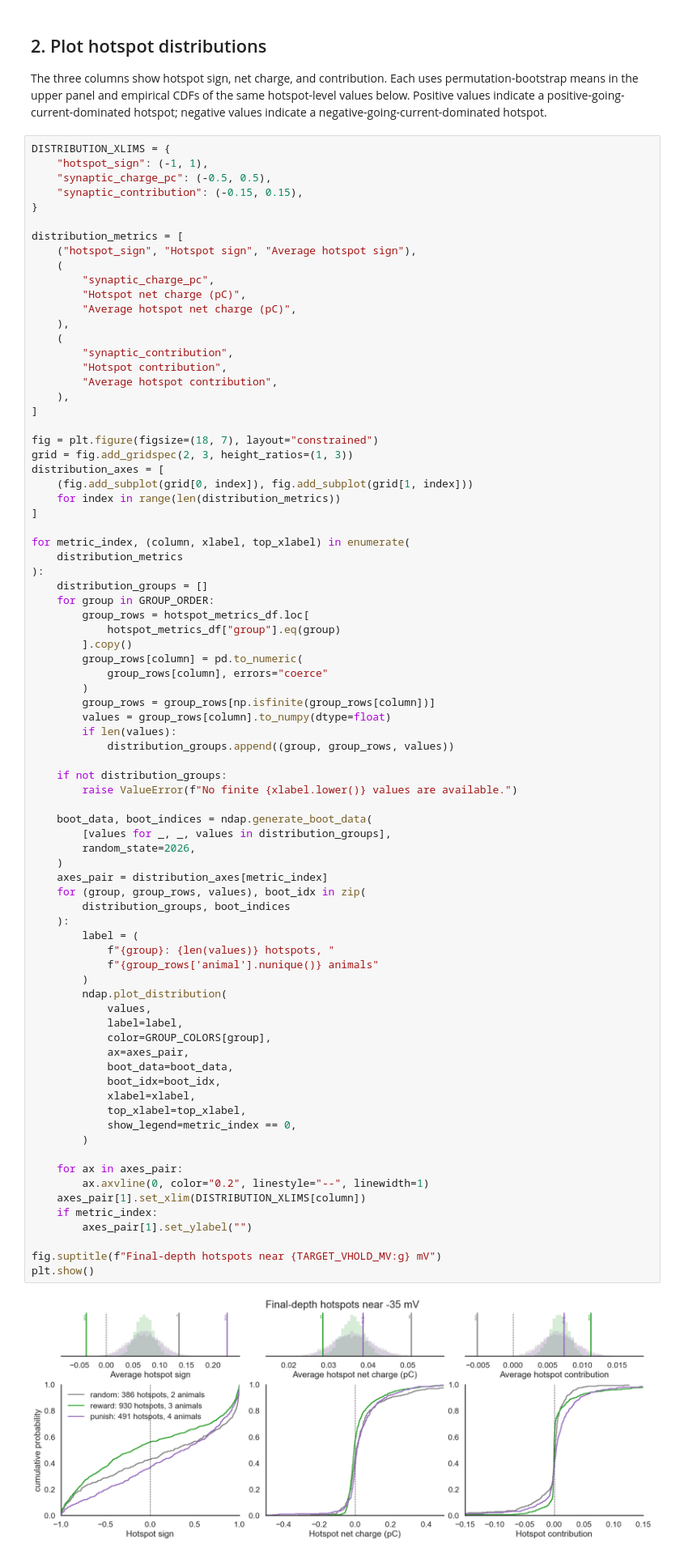
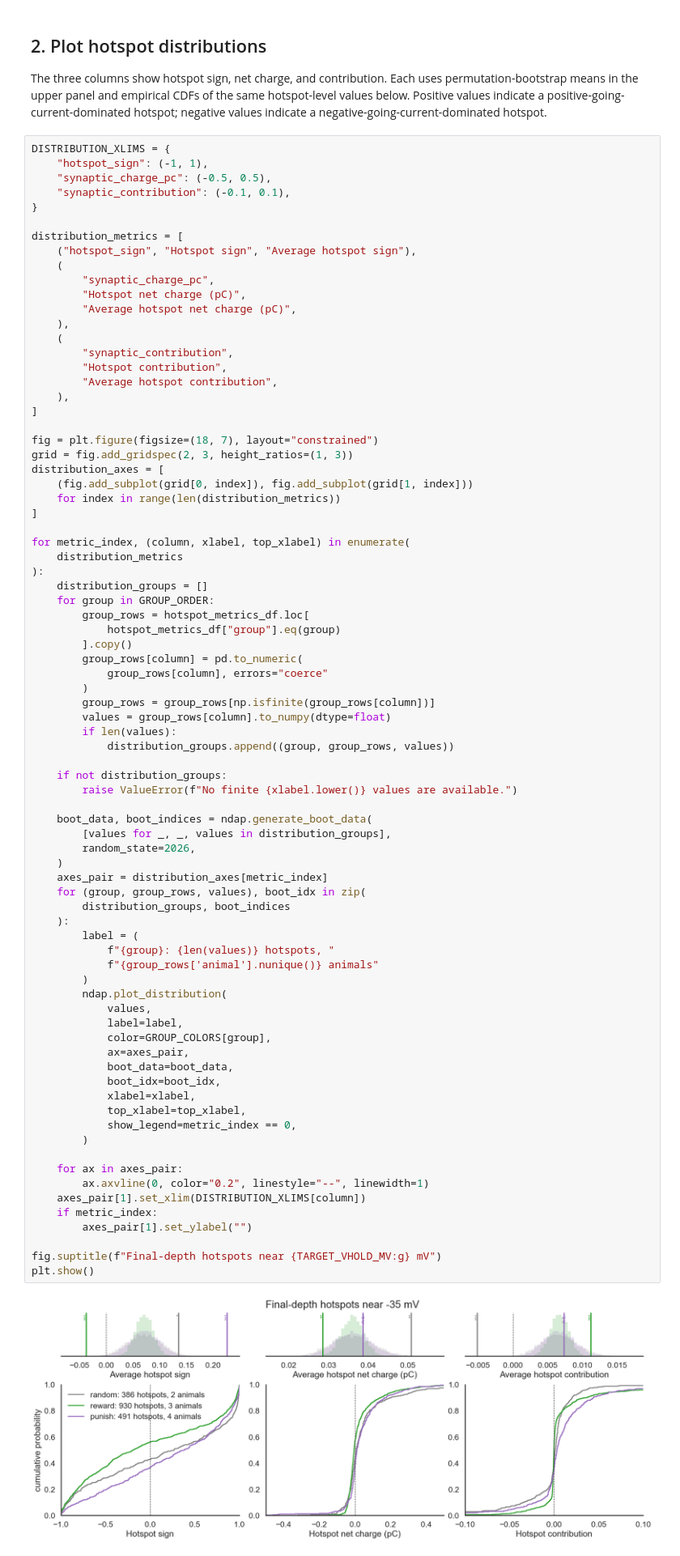
Before and after one commit to shunnnli/pyNeuroDAP, a Jupyter notebook: notebooks/Shun_dmd_analysis.ipynb, the cells around one changed output. Shown at 81% size. Drawn from its saved outputs; the diff is of its cells as text.

```diff
--- a/notebooks/Shun_dmd_analysis.ipynb
+++ b/notebooks/Shun_dmd_analysis.ipynb
@@ -1739,7 +2218,7 @@ The three columns show hotspot sign, net charge, and contribution. Each uses per
 DISTRIBUTION_XLIMS = {
     "hotspot_sign": (-1, 1),
     "synaptic_charge_pc": (-0.5, 0.5),
-    "synaptic_contribution": (-0.15, 0.15),
+    "synaptic_contribution": (-0.1, 0.1),
 }
 
 distribution_metrics = [
@@ -1788,34 +2267,34 @@ for metric_index, (column, xlabel, top_xlabel) in enumerate(
     )
     axes_pair = distribution_axes[metric_index]
     for (group, group_rows, values), boot_idx in zip(
         distribution_groups, boot_indices
     ):
         label = (
             f"{group}: {len(values)} hotspots, "
             f"{group_rows['animal'].nunique()} animals"
         )
         ndap.plot_distribution(
             values,
             label=label,
             color=GROUP_COLORS[group],
             ax=axes_pair,
             boot_data=boot_data,
             boot_idx=boot_idx,
             xlabel=xlabel,
             top_xlabel=top_xlabel,
             show_legend=metric_index == 0,
         )
 
     for ax in axes_pair:
         ax.axvline(0, color="0.2", linestyle="--", linewidth=1)
     axes_pair[1].set_xlim(DISTRIBUTION_XLIMS[column])
     if metric_index:
         axes_pair[1].set_ylabel("")
 
 fig.suptitle(f"Final-depth hotspots near {TARGET_VHOLD_MV:g} mV")
 plt.show()
 # %% [output]
-[figure, old version]
+[figure, new version]
 # %% [markdown]
 ## 3. Compare spot response with minis
 
```
Also changed, not shown: parts of 8 cells of this notebook.
